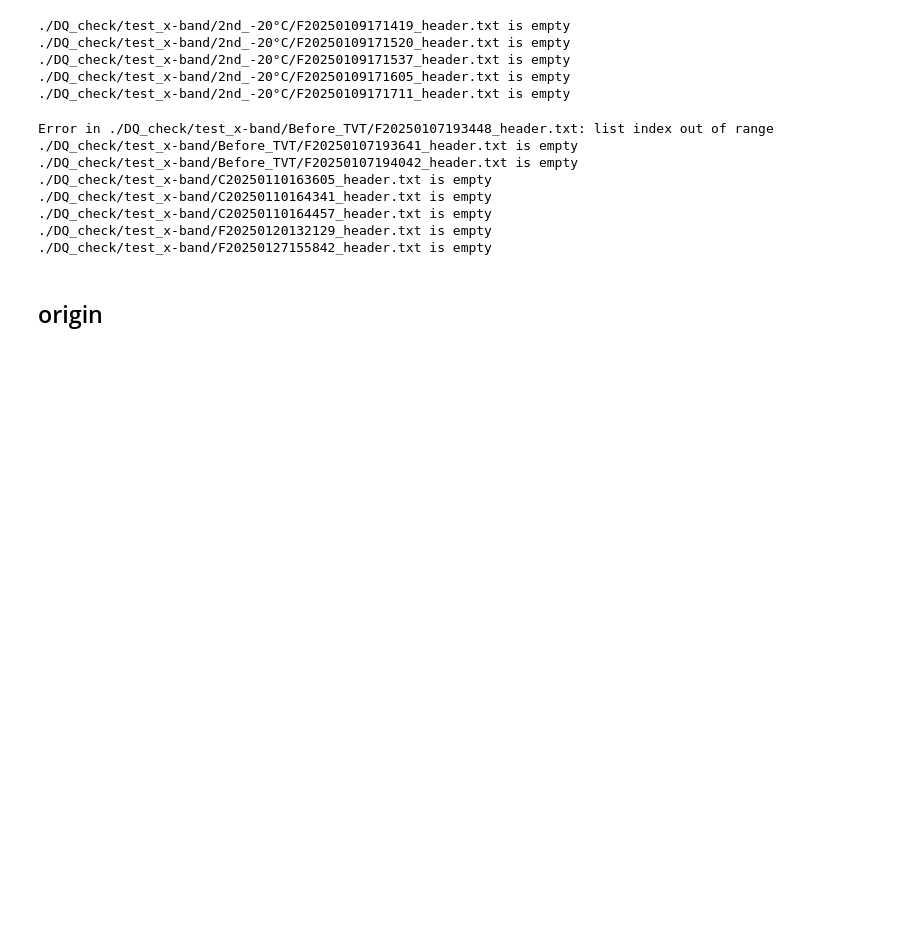
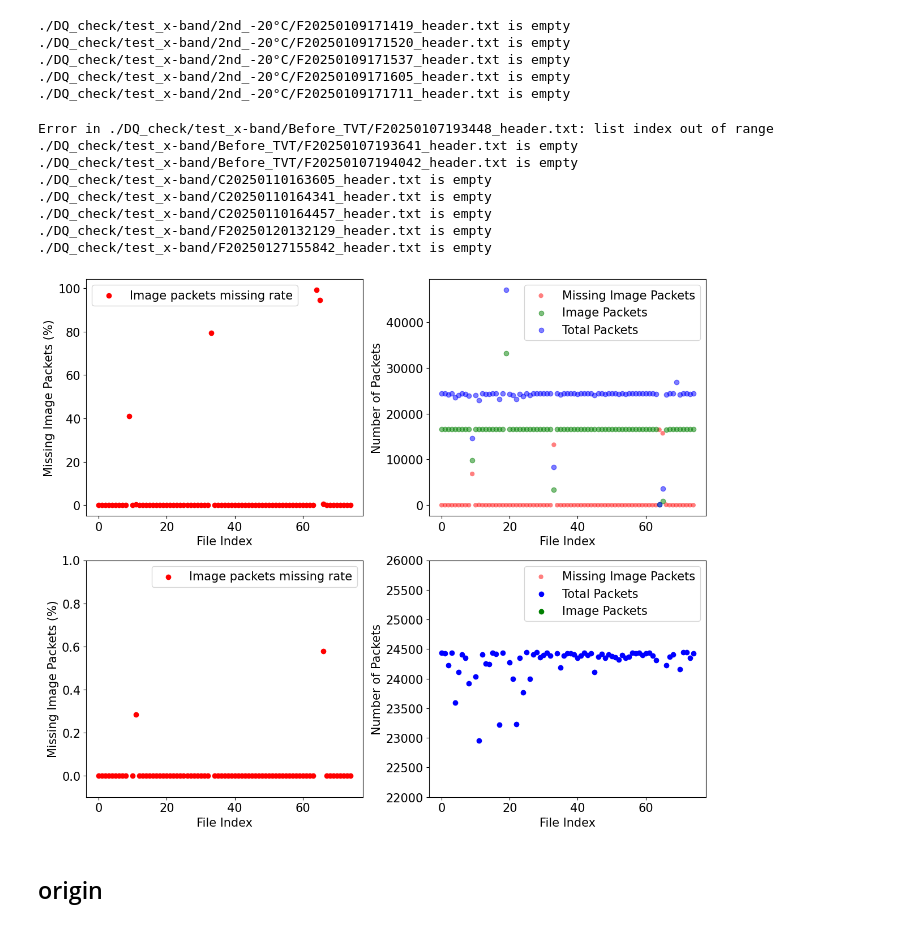
Before and after one commit to AAAAmos/VERTECS-GS-Xband, a Jupyter notebook: python_program/image_check/decode_single.ipynb, the cells around one changed output. Drawn from its saved outputs; the diff is of its cells as text; code cells hidden in the pictures; blank space fills up the shorter version.

Commit message:
new data results

```diff
--- a/python_program/image_check/decode_single.ipynb
+++ b/python_program/image_check/decode_single.ipynb
@@ -320,3 +313,45 @@ fig, ax = plt.subplots(1, 1, figsize=(10, 6))
+# %%
+data = pd.read_csv('./DQ_check/summary.csv')
+
+data['IM_missing_rate'] = (data['N_IM_missing']/16621)*100
+
+import matplotlib.pyplot as plt
+fig, axs = plt.subplots(2, 2, figsize=(12, 10))
+
+N = data.shape[0]
+ind = np.arange(N)
+
+ax = axs[0, 0]
+ax.scatter(ind, data['IM_missing_rate'], color='r', label='Image packets missing rate')
+ax.set_ylabel('Missing Image Packets (%)', fontsize=15)
+
+ax = axs[0, 1]
+ax.scatter(ind, data['N_IM_missing'], color='r', edgecolors='None', alpha=0.5, label='Missing Image Packets')
+ax.scatter(ind, data['N_IM_packets'], color='g', alpha=0.5, label='Image Packets')
+ax.scatter(ind, data['N_packets'], color='b', alpha=0.5, label='Total Packets')
+ax.set_ylabel('Number of Packets', fontsize=15)
+
+ax = axs[1, 0]
+ax.scatter(ind, data['IM_missing_rate'], color='r', label='Image packets missing rate')
+ax.set_ylabel('Missing Image Packets (%)', fontsize=15)
+ax.set_ylim(-0.1, 1)
+
+ax = axs[1, 1]
+ax.scatter(ind, data['N_IM_missing'], color='r', edgecolors='None', alpha=0.5, label='Missing Image Packets')
+ax.scatter(ind, data['N_packets'], color='b', label='Total Packets')
+ax.scatter(ind, data['N_IM_packets'], color='g', label='Image Packets')
+ax.set_ylabel('Number of Packets', fontsize=15)
+ax.set_ylim(22000, 26000)
+
+for ax in axs.flat:
+    ax.set_xlabel('File Index', fontsize=15)
+    ax.tick_params(axis='both', which='major', labelsize=15)
+    ax.legend(fontsize=15)
+
+plt.tight_layout()
+plt.show()
+# %% [output]
+[figure, added]
 # %% [markdown]
 ## origin
 # %%
```
Also changed, not shown: parts of 1 cell of this notebook.
